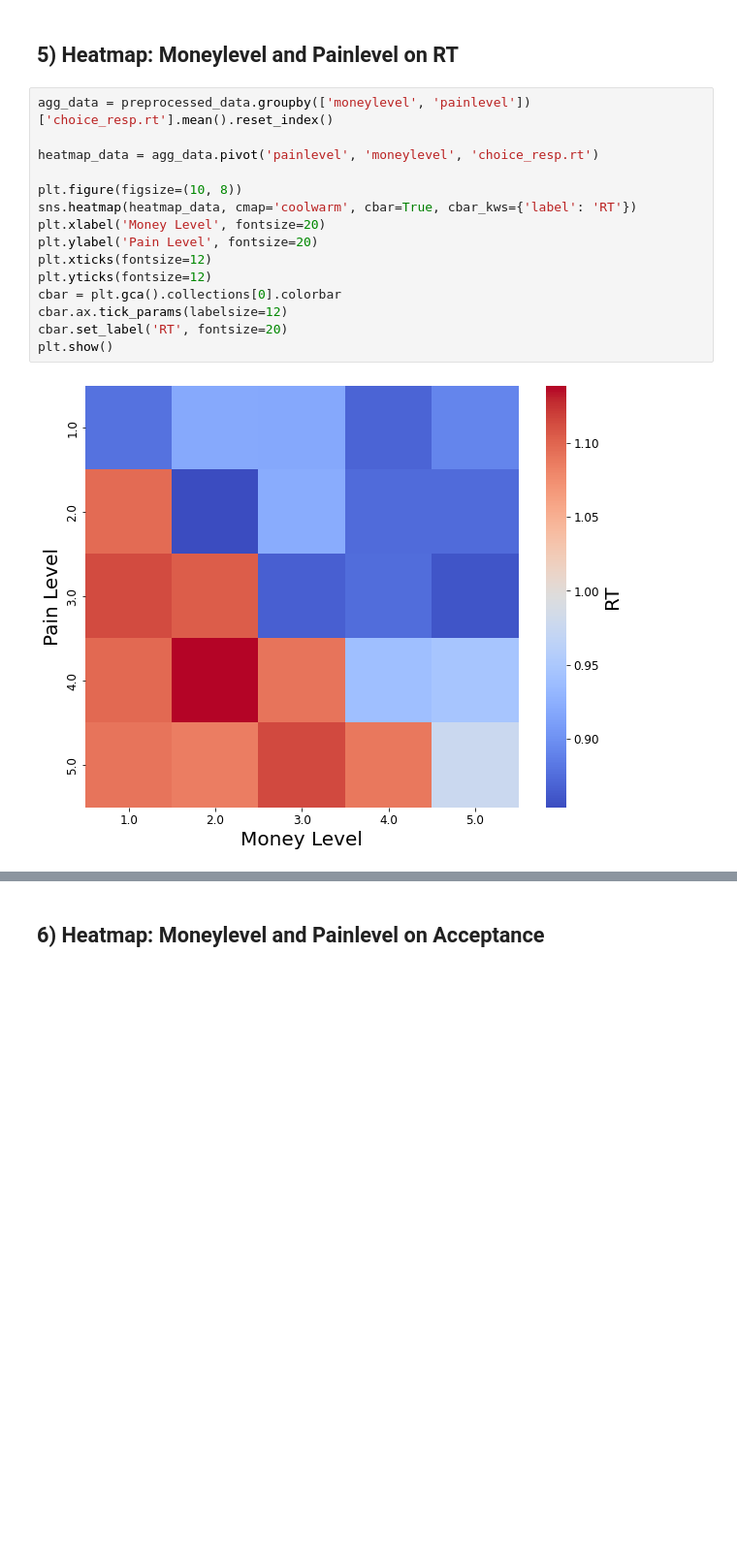
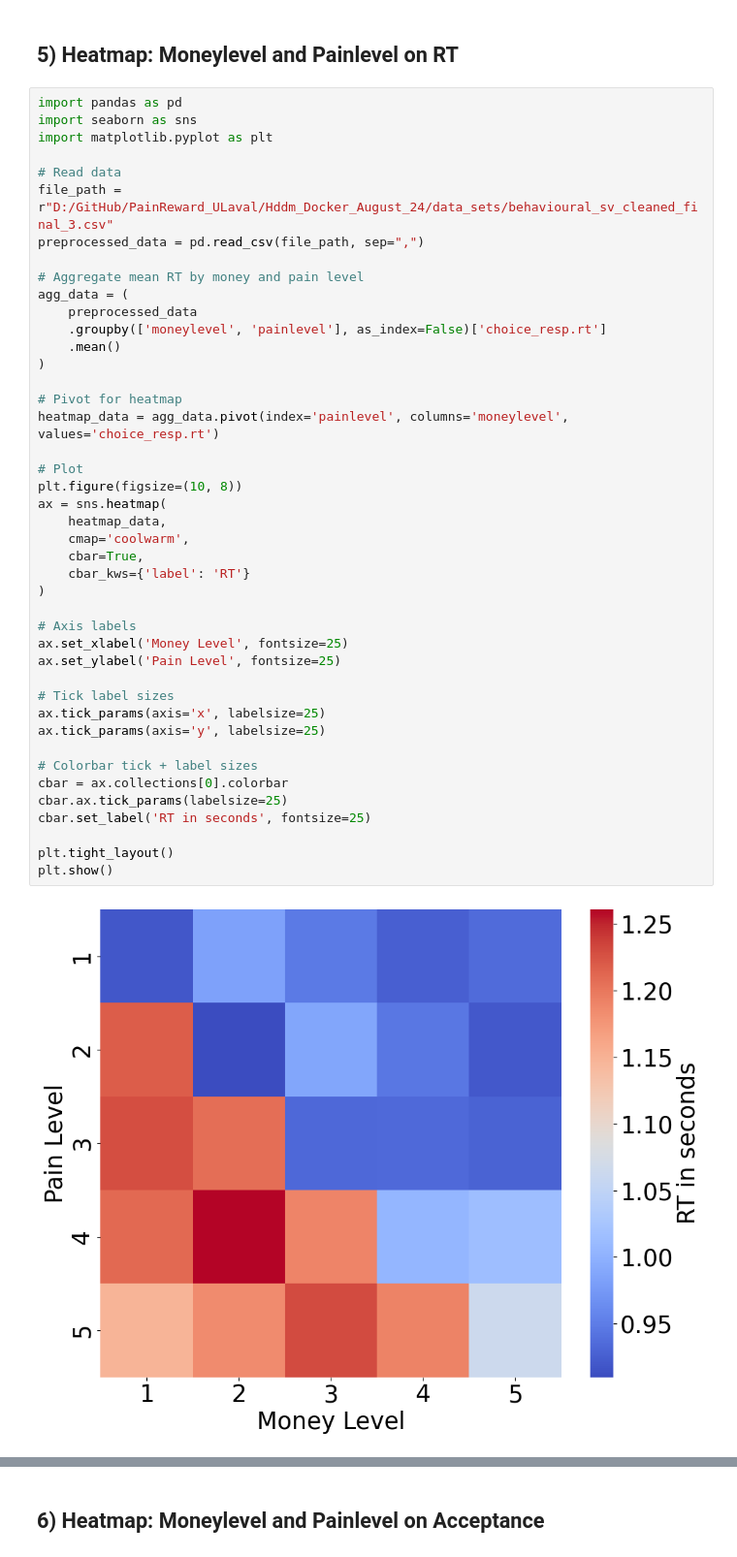
Before and after one commit to VeronikaWendler/PainReward, a Jupyter notebook: Initial_Preprocessing_and_Basic_Hddm/First_DataFrame_Prep.ipynb, the cells around one changed output, grey strips where cells are left out. Shown at 97% size. Cells and saved outputs as stored; diff of their text form; blank space fills up the shorter version.

```diff
--- a/Initial_Preprocessing_and_Basic_Hddm/First_DataFrame_Prep.ipynb
+++ b/Initial_Preprocessing_and_Basic_Hddm/First_DataFrame_Prep.ipynb
@@ -245,19 +245,47 @@ See the caveats in the documentation: https://pandas.pydata.org/pandas-docs/stab
 # %% [markdown]
 ## 5) Heatmap: Moneylevel and Painlevel on RT
 # %%
-agg_data = preprocessed_data.groupby(['moneylevel', 'painlevel'])['choice_resp.rt'].mean().reset_index()
+import pandas as pd
+import seaborn as sns
+import matplotlib.pyplot as plt
 
-heatmap_data = agg_data.pivot('painlevel', 'moneylevel', 'choice_resp.rt')
+# Read data
+file_path = r"D:/GitHub/PainReward_ULaval/Hddm_Docker_August_24/data_sets/behavioural_sv_cleaned_final_3.csv"
+preprocessed_data = pd.read_csv(file_path, sep=",")
 
+# Aggregate mean RT by money and pain level
+agg_data = (
+    preprocessed_data
+    .groupby(['moneylevel', 'painlevel'], as_index=False)['choice_resp.rt']
+    .mean()
+)
+
+# Pivot for heatmap
+heatmap_data = agg_data.pivot(index='painlevel', columns='moneylevel', values='choice_resp.rt')
+
+# Plot
 plt.figure(figsize=(10, 8))
-sns.heatmap(heatmap_data, cmap='coolwarm', cbar=True, cbar_kws={'label': 'RT'})
-plt.xlabel('Money Level', fontsize=20)
-plt.ylabel('Pain Level', fontsize=20)
-plt.xticks(fontsize=12)
-plt.yticks(fontsize=12)
-cbar = plt.gca().collections[0].colorbar
-cbar.ax.tick_params(labelsize=12)
-cbar.set_label('RT', fontsize=20)
+ax = sns.heatmap(
+    heatmap_data,
+    cmap='coolwarm',
+    cbar=True,
+    cbar_kws={'label': 'RT'}
+)
+
+# Axis labels
+ax.set_xlabel('Money Level', fontsize=25)
+ax.set_ylabel('Pain Level', fontsize=25)
+
+# Tick label sizes
+ax.tick_params(axis='x', labelsize=25)
+ax.tick_params(axis='y', labelsize=25)
+
+# Colorbar tick + label sizes
+cbar = ax.collections[0].colorbar
+cbar.ax.tick_params(labelsize=25)
+cbar.set_label('RT in seconds', fontsize=25)
+
+plt.tight_layout()
 plt.show()
 # %% [output]
-[figure, old version]
+[figure, new version]
```
Also changed, not shown: parts of 1 cell of this notebook, 3 other files.
